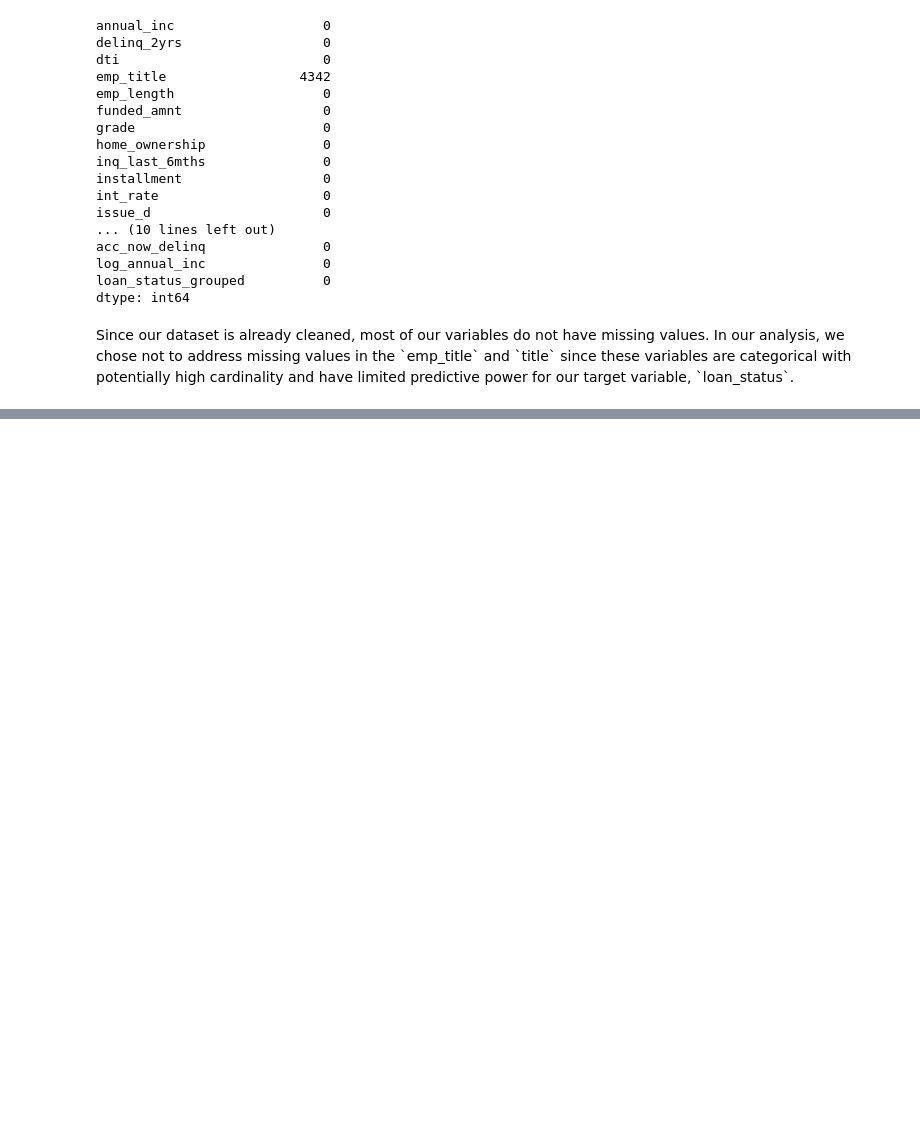
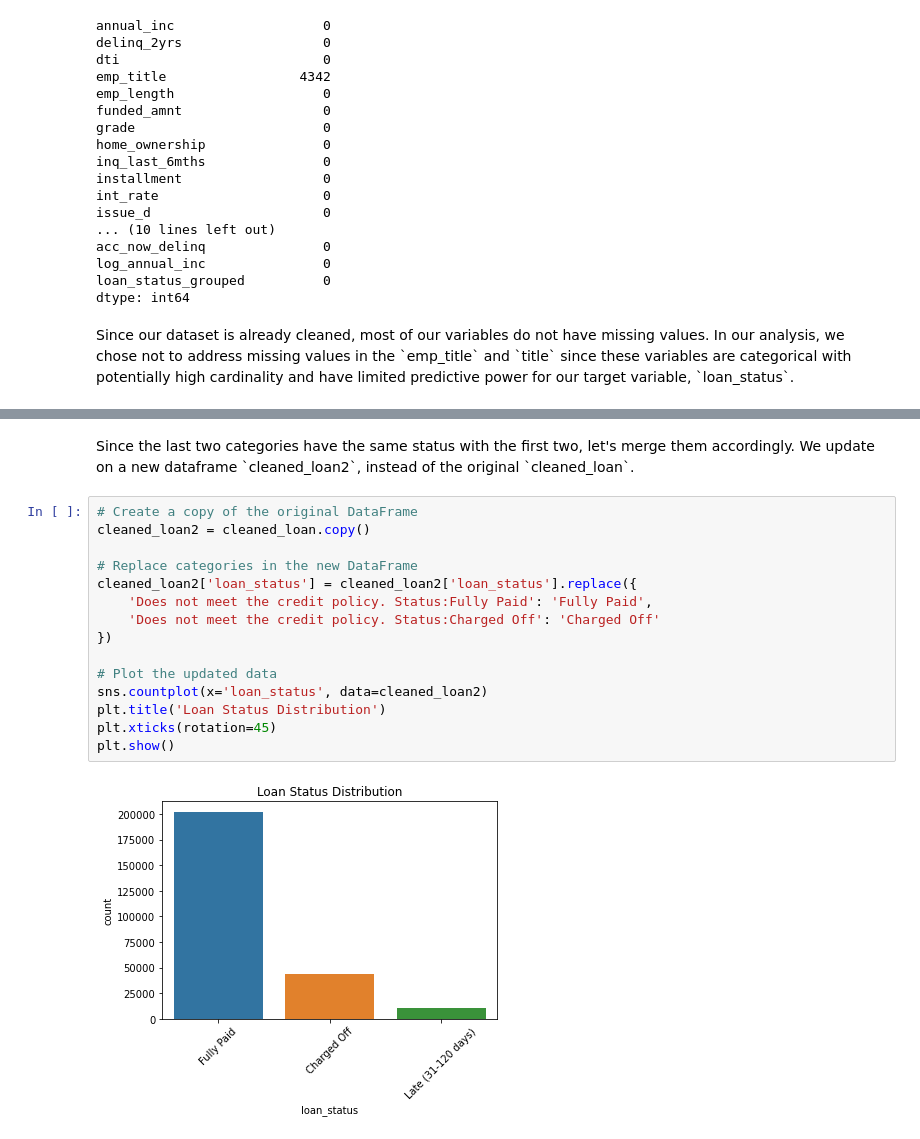
Before and after one commit to tanhl30/HE4045_Project, a Jupyter notebook: 1. Data Cleaning & EDA/EDA.ipynb, the cells around one changed output, grey strips where cells are left out. Cells and saved outputs as stored; diff of their text form; blank space fills up the shorter version.

```diff
--- a/1. Data Cleaning & EDA/EDA.ipynb
+++ b/1. Data Cleaning & EDA/EDA.ipynb
@@ -115,0 +127,19 @@ plt.show()
+# %% [markdown]
+Since the last two categories have the same status with the first two, let's merge them accordingly. We update on a new dataframe \`cleaned_loan2\`, instead of the original \`cleaned_loan\`.
+# %%
+# Create a copy of the original DataFrame
+cleaned_loan2 = cleaned_loan.copy()
+
+# Replace categories in the new DataFrame
+cleaned_loan2['loan_status'] = cleaned_loan2['loan_status'].replace({
+    'Does not meet the credit policy. Status:Fully Paid': 'Fully Paid',
+    'Does not meet the credit policy. Status:Charged Off': 'Charged Off'
+})
+
+# Plot the updated data
+sns.countplot(x='loan_status', data=cleaned_loan2)
+plt.title('Loan Status Distribution')
+plt.xticks(rotation=45)
+plt.show()
+# %% [output]
+[figure, added]
```
Also changed, not shown: parts of 15 cells of this notebook.
